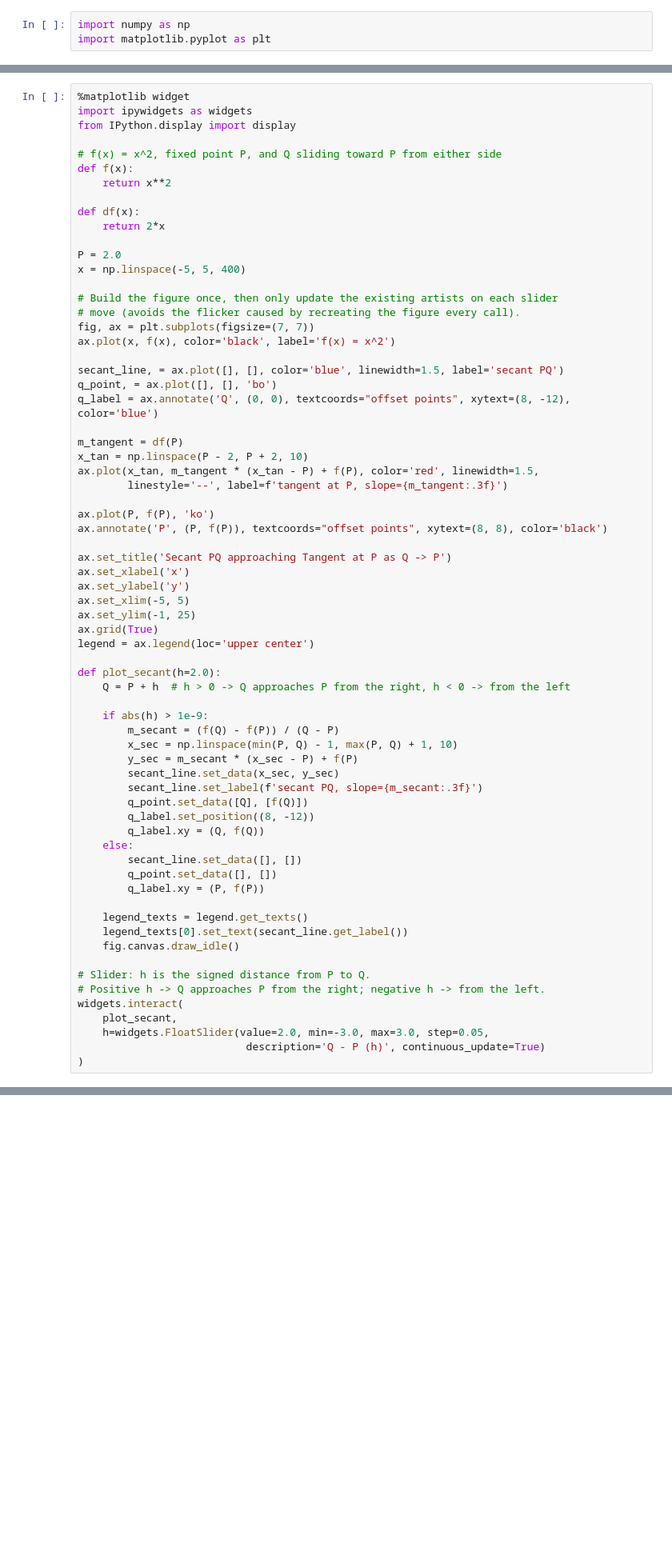
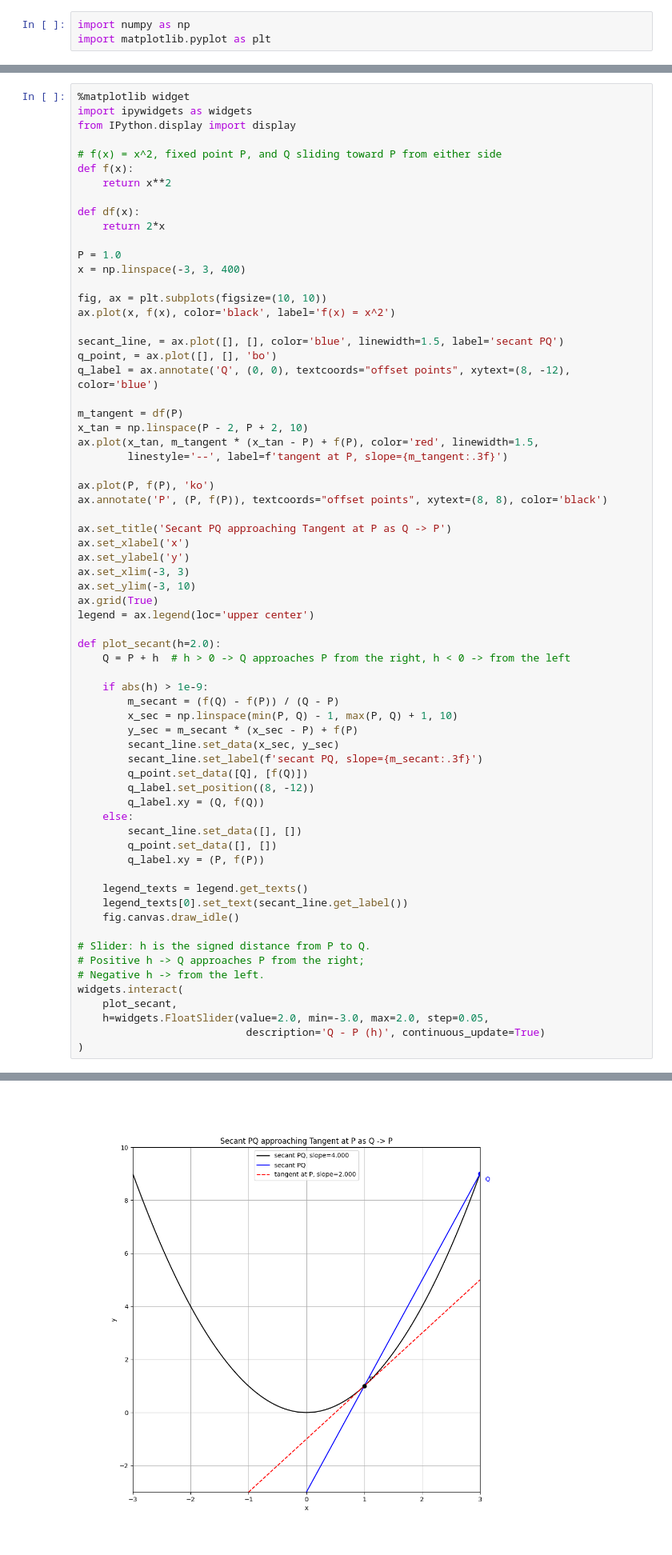
Before and after one commit to cca-calc/Chapter02, a Jupyter notebook: Chapter02-Section01-secants.ipynb, the cells around one changed output, grey strips where cells are left out. Shown at 80% size. Saved outputs shown, nothing was run; the diff lists cells and outputs as text; blank space fills up the shorter version.

```diff
--- a/Chapter02-Section01-secants.ipynb
+++ b/Chapter02-Section01-secants.ipynb
@@ -16,12 +56,10 @@ def f(x):
 def df(x):
     return 2*x
 
-P = 2.0
-x = np.linspace(-5, 5, 400)
+P = 1.0
+x = np.linspace(-3, 3, 400)
 
-# Build the figure once, then only update the existing artists on each slider
-# move (avoids the flicker caused by recreating the figure every call).
-fig, ax = plt.subplots(figsize=(7, 7))
+fig, ax = plt.subplots(figsize=(10, 10))
 ax.plot(x, f(x), color='black', label='f(x) = x^2')
 
 secant_line, = ax.plot([], [], color='blue', linewidth=1.5, label='secant PQ')
@@ -39,8 +77,8 @@ ax.annotate('P', (P, f(P)), textcoords="offset points", xytext=(8, 8), color='bl
 ax.set_title('Secant PQ approaching Tangent at P as Q -> P')
 ax.set_xlabel('x')
 ax.set_ylabel('y')
-ax.set_xlim(-5, 5)
-ax.set_ylim(-1, 25)
+ax.set_xlim(-3, 3)
+ax.set_ylim(-3, 10)
 ax.grid(True)
 legend = ax.legend(loc='upper center')
 
@@ -66,10 +104,11 @@ def plot_secant(h=2.0):
     fig.canvas.draw_idle()
 
 # Slider: h is the signed distance from P to Q.
-# Positive h -> Q approaches P from the right; negative h -> from the left.
+# Positive h -> Q approaches P from the right;
+# Negative h -> from the left.
 widgets.interact(
     plot_secant,
-    h=widgets.FloatSlider(value=2.0, min=-3.0, max=3.0, step=0.05,
+    h=widgets.FloatSlider(value=2.0, min=-3.0, max=2.0, step=0.05,
                            description='Q - P (h)', continuous_update=True)
 )
 # %% [output]
@@ -77 +116,2 @@ interactive(children=(FloatSlider(value=2.0, description='Q - P (h)', max=3.0, m
 <function __main__.plot_secant(h=2.0)>
+[figure, added]
```
Also changed, not shown: parts of 10 cells of this notebook, 3 other files.
